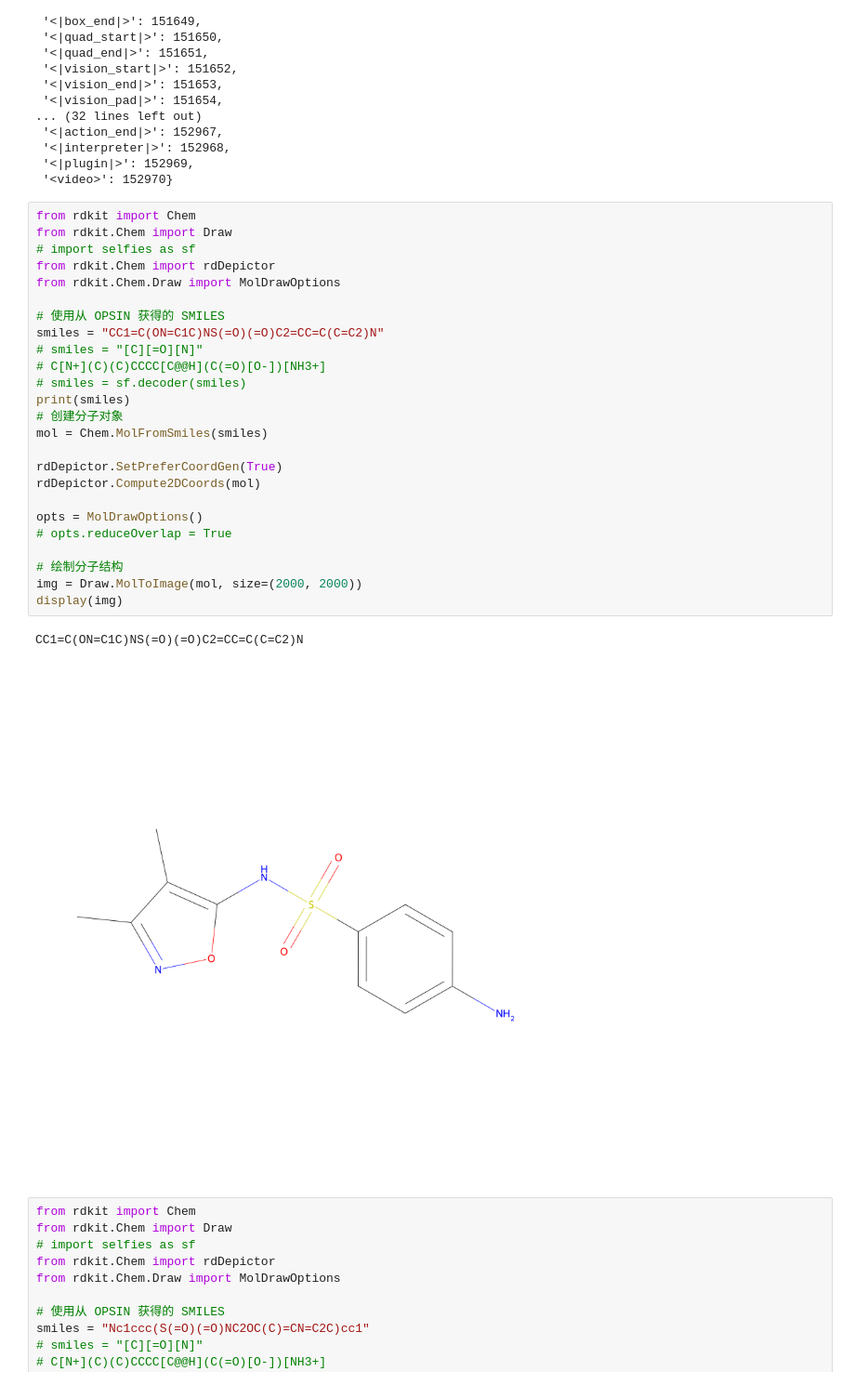
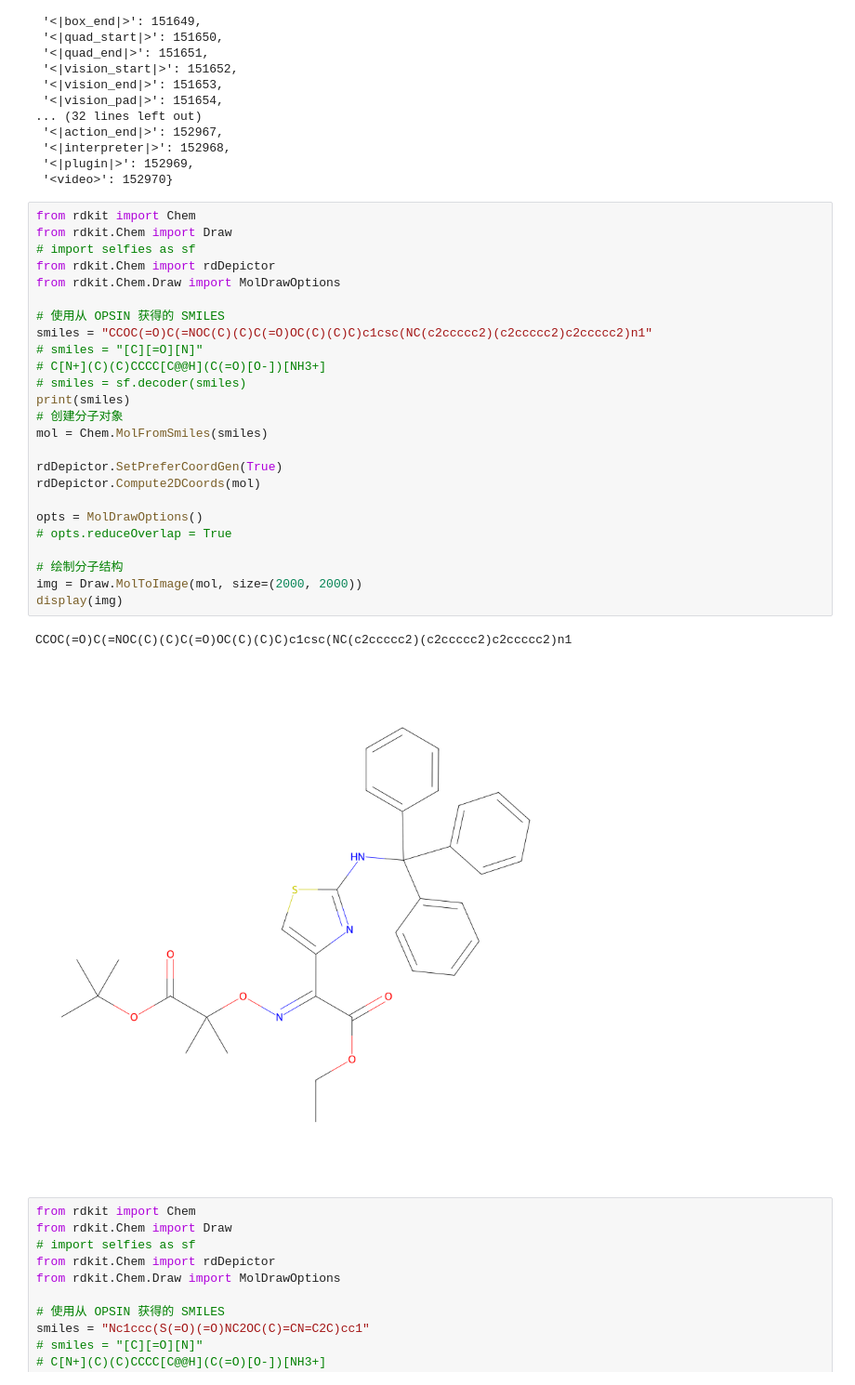
Before and after one commit to DragonDescentZerotsu/Intern-S1-recipe, a Jupyter notebook: debug.ipynb, the cells around one changed output. Shown: that part at 93% size. Cells and saved outputs as stored; diff of their text form.

```diff
--- a/debug.ipynb
+++ b/debug.ipynb
@@ -172,31 +172,31 @@ tokenizer.get_added_vocab()
 # %%
 from rdkit import Chem
 from rdkit.Chem import Draw
 # import selfies as sf
 from rdkit.Chem import rdDepictor
 from rdkit.Chem.Draw import MolDrawOptions
 
 # 使用从 OPSIN 获得的 SMILES
-smiles = "CC1=C(ON=C1C)NS(=O)(=O)C2=CC=C(C=C2)N"
+smiles = "CCOC(=O)C(=NOC(C)(C)C(=O)OC(C)(C)C)c1csc(NC(c2ccccc2)(c2ccccc2)c2ccccc2)n1"
 # smiles = "[C][=O][N]"
 # C[N+](C)(C)CCCC[C@@H](C(=O)[O-])[NH3+]
 # smiles = sf.decoder(smiles)
 print(smiles)
 # 创建分子对象
 mol = Chem.MolFromSmiles(smiles)
 
 rdDepictor.SetPreferCoordGen(True)
 rdDepictor.Compute2DCoords(mol)
 
 opts = MolDrawOptions()
 # opts.reduceOverlap = True
 
 # 绘制分子结构
 img = Draw.MolToImage(mol, size=(2000, 2000))
 display(img)
 # %% [output]
-CC1=C(ON=C1C)NS(=O)(=O)C2=CC=C(C=C2)N
+CCOC(=O)C(=NOC(C)(C)C(=O)OC(C)(C)C)c1csc(NC(c2ccccc2)(c2ccccc2)c2ccccc2)n1
-[figure, old version]
+[figure, new version]
 # %%
 from rdkit import Chem
 from rdkit.Chem import Draw
```
Also changed, not shown: parts of 14 cells of this notebook, 6 other files.
